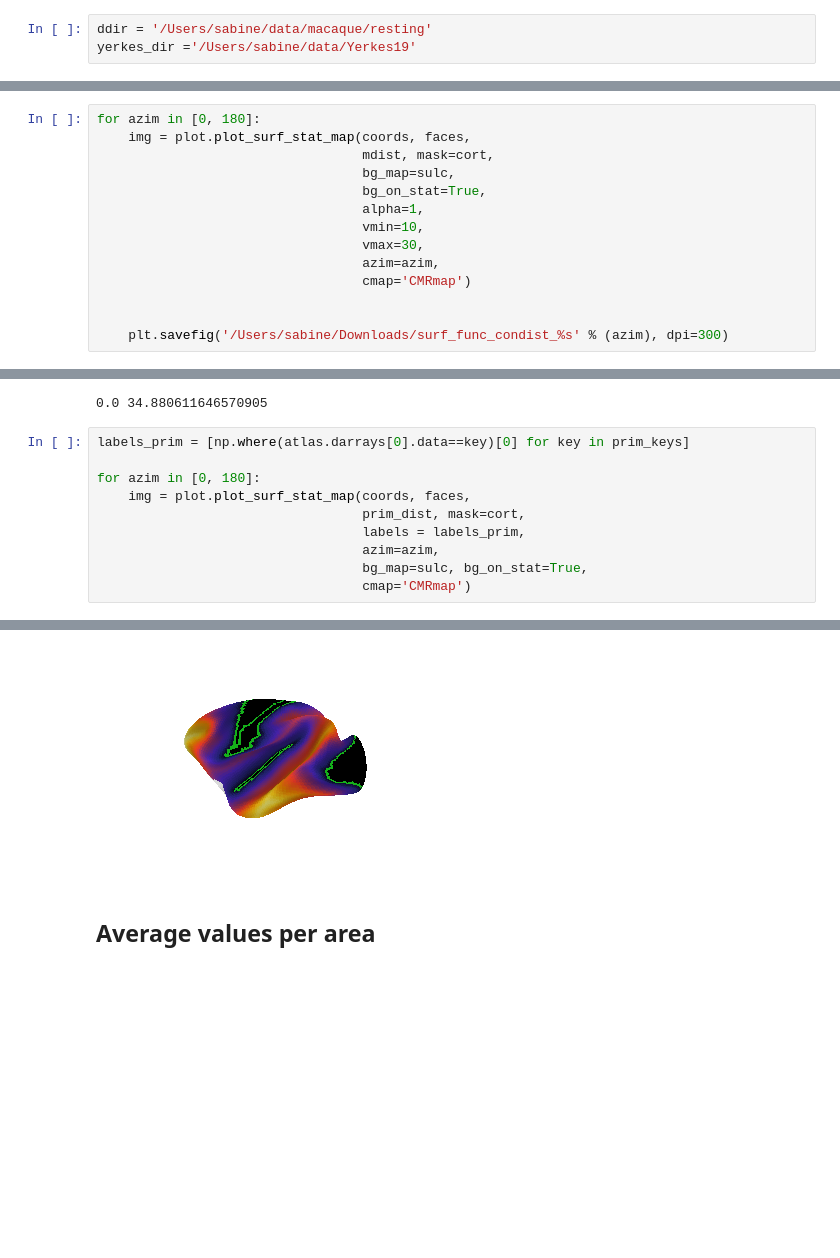
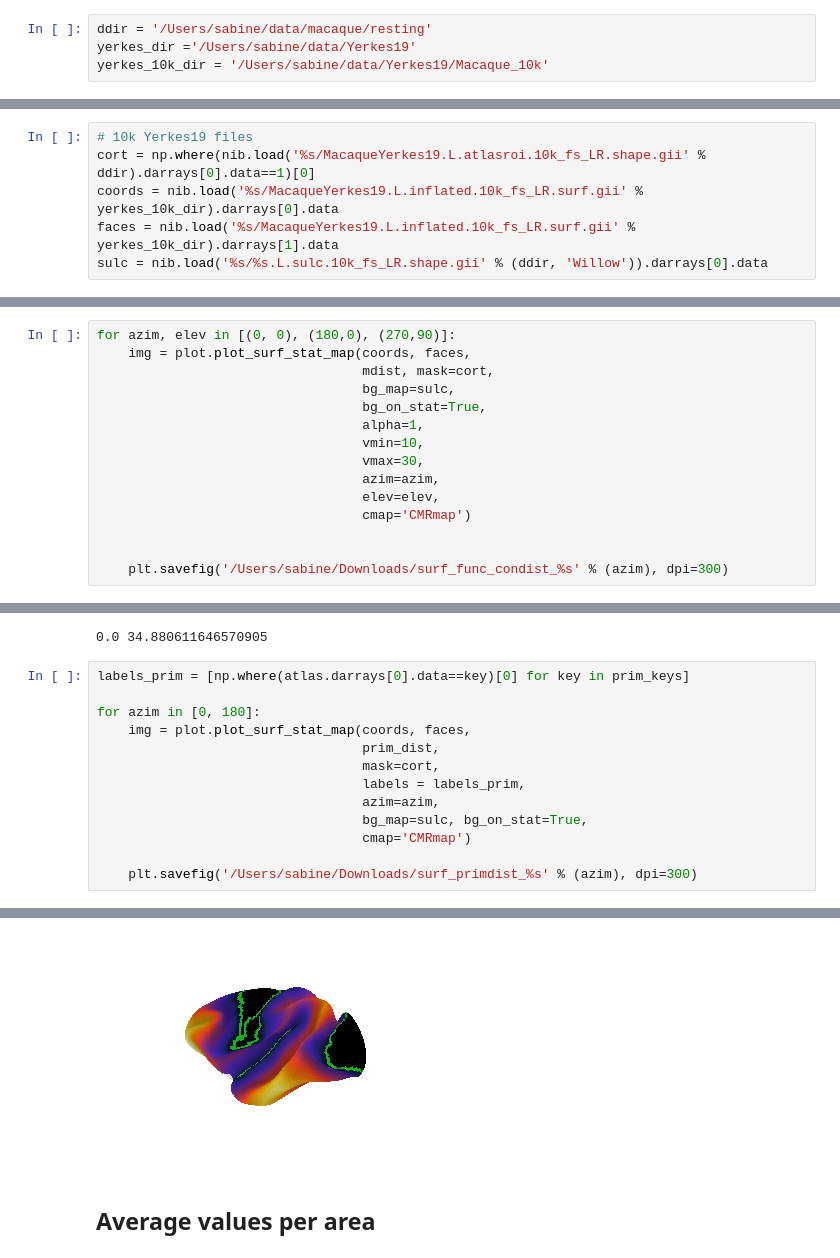
Before and after one commit to soligschlager/distconnect_macaque, a Jupyter notebook: I_func.ipynb, the cells around one changed output, grey strips where cells are left out. Saved outputs shown, nothing was run; the diff lists cells and outputs as text; blank space fills up the shorter version.

```diff
--- a/I_func.ipynb
+++ b/I_func.ipynb
@@ -16,4 +16,5 @@ sns.set_context('talk')
 # %%
 ddir = '/Users/sabine/data/macaque/resting'
 yerkes_dir ='/Users/sabine/data/Yerkes19'
+yerkes_10k_dir = '/Users/sabine/data/Yerkes19/Macaque_10k'
 # %%
@@ -22,13 +23,19 @@ cort = np.where(nib.load('%s/MacaqueYerkes19.L.atlasroi.10k_fs_LR.shape.gii' % d
 coords = nib.load('%s/%s.L.inflated.10k_fs_LR.surf.gii' % (ddir, 'Willow')).darrays[0].data
 faces = nib.load('%s/%s.L.inflated.10k_fs_LR.surf.gii' % (ddir, 'Willow')).darrays[1].data
 sulc = nib.load('%s/%s.L.sulc.10k_fs_LR.shape.gii' % (ddir, 'Willow')).darrays[0].data
+# %%
+# 10k Yerkes19 files
+cort = np.where(nib.load('%s/MacaqueYerkes19.L.atlasroi.10k_fs_LR.shape.gii' % ddir).darrays[0].data==1)[0]
+coords = nib.load('%s/MacaqueYerkes19.L.inflated.10k_fs_LR.surf.gii' % yerkes_10k_dir).darrays[0].data
+faces = nib.load('%s/MacaqueYerkes19.L.inflated.10k_fs_LR.surf.gii' % yerkes_10k_dir).darrays[1].data
+sulc = nib.load('%s/%s.L.sulc.10k_fs_LR.shape.gii' % (ddir, 'Willow')).darrays[0].data
 # %%
 mdist = nib.load('%s/cifti.MEAN_meandist.10k_fs_LR.dscalar.nii' % ddir).get_data().squeeze()[:10242] # left hemi
 mdist.shape
 # %% [output]
 (10242,)
 # %%
-for azim in [0, 180]:
+for azim, elev in [(0, 0), (180,0), (270,90)]:
     img = plot.plot_surf_stat_map(coords, faces,
                                   mdist, mask=cort,
                                   bg_map=sulc,
@@ -37,6 +44,7 @@ for azim in [0, 180]:
                                   vmin=10,
                                   vmax=30,
                                   azim=azim,
+                                  elev=elev,
                                   cmap='CMRmap')
 
 
@@ -89,9 +98,12 @@ labels_prim = [np.where(atlas.darrays[0].data==key)[0] for key in prim_keys]
 
 for azim in [0, 180]:
     img = plot.plot_surf_stat_map(coords, faces,
-                                  prim_dist, mask=cort,
+                                  prim_dist,
+                                  mask=cort,
                                   labels = labels_prim,
                                   azim=azim,
                                   bg_map=sulc, bg_on_stat=True,
                                   cmap='CMRmap')
+
+    plt.savefig('/Users/sabine/Downloads/surf_primdist_%s' % (azim), dpi=300)
 # %% [output]
@@ -99,4 +111,4 @@ for azim in [0, 180]:
-[figure, old version]
+[figure, new version]
 # %% [markdown]
 ## Average values per area
 # %%
```
Also changed, not shown: parts of 6 cells of this notebook.
